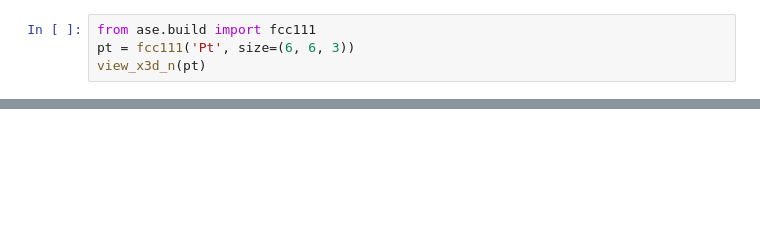
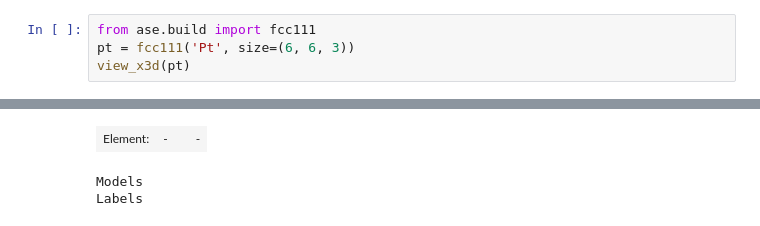
Before and after one commit to superstar54/x3dase, a Jupyter notebook: notebook/x3dase.ipynb, the cells around one changed output, grey strips where cells are left out. Drawn from its saved outputs; the diff is of its cells as text; blank space fills up the shorter version.

```diff
--- a/notebook/x3dase.ipynb
+++ b/notebook/x3dase.ipynb
@@ -22,5 +26,5 @@ view_x3d_n(o2, bond=1.0, scale=0.6)
 # %%
 from ase.build import fcc111
 pt = fcc111('Pt', size=(6, 6, 3))
-view_x3d_n(pt)
+view_x3d(pt)
 # %% [output]
@@ -27,0 +31,3 @@ view_x3d_n(pt)
+| Element: | - |  | - |
+Models
+Labels
```
Also changed, not shown: parts of 3 cells of this notebook, 20 other files.
